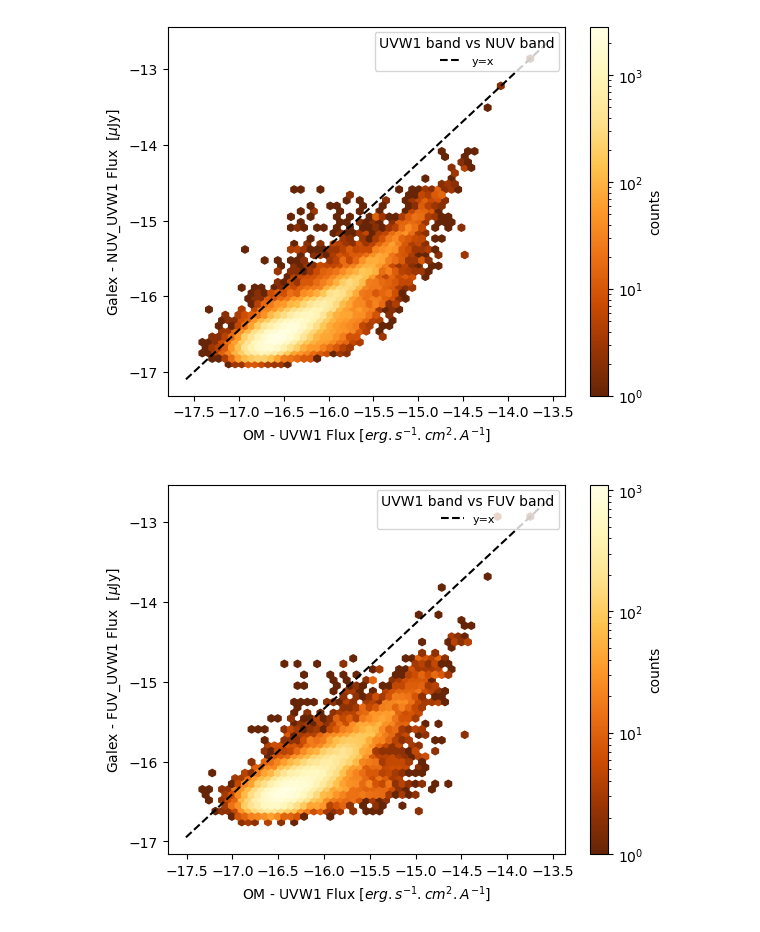
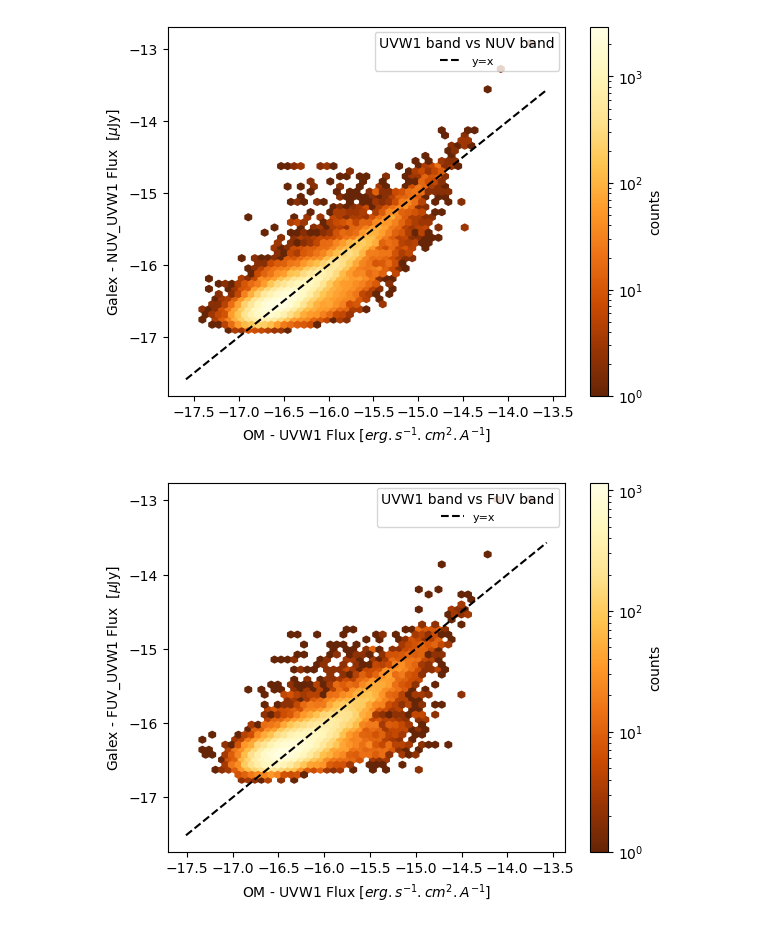
Before and after one commit to JulienValteau/TFM_TDE_Detection, a Jupyter notebook: UV_database_creation_pipeline/4b-generate_source&entries_galex.ipynb, the cells around one changed output. Drawn from its saved outputs; the diff is of its cells as text; code cells hidden in the pictures.

```diff
--- a/UV_database_creation_pipeline/4b-generate_source&entries_galex.ipynb
+++ b/UV_database_creation_pipeline/4b-generate_source&entries_galex.ipynb
@@ -112,5 +113,19 @@ df_radec.shape
 # %%
-df_entries = df[['SRCNUM','NUV_FLUX','NUV_FLUX_ERR','FUV_FLUX','FUV_FLUX_ERR','SRCNUM_OM']]
+df_entries = df[['SRCNUM','NUV_FLUX','NUV_FLUX_ERR','FUV_FLUX','FUV_FLUX_ERR','SRCNUM_OM','SRCNUM_CUV']]
+df_entries =df_entries.rename(columns={'SRCNUM': 'SRCNUM_GALEX'})
+df_entries_cor = df_entries[['SRCNUM_CUV','SRCNUM_GALEX','SRCNUM_OM']].copy()
+df_entries_cor['NUV_UVW2_FLUX'] = np.nan
+df_entries_cor['NUV_UVW2_FLUX_ERR'] = np.nan
+df_entries_cor['FUV_UVW2_FLUX'] = np.nan
+df_entries_cor['FUV_UVW2_FLUX_ERR'] = np.nan
+df_entries_cor['NUV_UVM2_FLUX'] = np.nan
+df_entries_cor['NUV_UVM2_FLUX_ERR'] = np.nan
+df_entries_cor['FUV_UVM2_FLUX'] = np.nan
+df_entries_cor['FUV_UVM2_FLUX_ERR'] = np.nan
+df_entries_cor['NUV_UVW1_FLUX'] = np.nan
+df_entries_cor['NUV_UVW1_FLUX_ERR'] = np.nan
+df_entries_cor['FUV_UVW1_FLUX'] = np.nan
+df_entries_cor['FUV_UVW1_FLUX_ERR'] = np.nan
 # %%
 dat_OM=pd.read_csv(roots_tfm + '/XMM-Newton/Entries_OM_galaxies.csv')
 # %%
@@ -131,9 +146,9 @@ for flux in ['UVW2','UVM2','UVW1']:
         flux_galex_err = flux_galex + '_FLUX_ERR'
 
          # Data frame Galex for this band
-        df_flux_galex = df_entries[['SRCNUM',flux_galex_name,flux_galex_err,'SRCNUM_OM']].dropna(subset=[flux_galex_name])
+        df_flux_galex = df_entries[[flux_galex_name,flux_galex_err,'SRCNUM_OM']].dropna(subset=[flux_galex_name])
         df_flux_galex = df_flux_galex[df_flux_galex['SRCNUM_OM'] != 0]
-        df_flux_galex=df_flux_galex.reset_index().rename(columns={'SRCNUM': 'SRCNUM_GALEX'})
+        df_flux_galex=df_flux_galex.reset_index()
 
         # Merge with UVOT results
         df_merge = df_flux_galex.merge(df_flux_om, left_on='SRCNUM_OM', right_on='SRCNUM')
@@ -164,10 +179,11 @@ for flux in ['UVW2','UVM2','UVW1']:
         contour = ax.contour(grid_x,grid_y,z,levels=[thresholds],colors='green',linewidths=2)
         ax.clabel(contour, inline=True, fontsize=8, fmt={thresholds: f"{99}%"})
 
-        df_entries.loc[:,flux_galex + '_' + flux + '_FLUX'] = 10**p(np.log10(df_entries.loc[:,flux_galex_name]))
+        df_entries_cor.loc[:,flux_galex + '_' + flux_name] = 10**p(np.log10(df_entries.loc[:,flux_galex_name]))
+        df_entries_cor.loc[:,flux_galex + '_' + flux_err] = 10**p(np.log10(df_entries.loc[:,flux_galex_err]))
 
         ax.set_xlabel("OM - " + flux + ' Flux [' + "$erg.s^{-1}.cm^{2}.A^{-1}]$")
         ax.set_ylabel("Galex - " + flux_galex + ' Flux  [' + "$\mu$" +"Jy]")
         ax.legend(loc='upper right',prop={'size': 8},title= flux + " band vs " + flux_galex + " band")
-        fig.savefig(roots_tfm + '/Calibration/OM_' + flux + '_vs_Galex_ ' + flux_galex + "_all_galaxies.png",dpi=1200)
+        fig.savefig(roots_tfm + '/Calibration/OM_' + flux + '_vs_Galex_ ' + flux_galex + "_galaxies.png",dpi=1200)
 # %% [output]
@@ -218,12 +217,12 @@ for flux in ['UVW2','UVM2','UVW1']:
     for flux_galex in ['NUV','FUV']:
 
         flux_galex_name = flux_galex + '_' + flux + '_FLUX'
-        flux_galex_err = flux_galex + '_FLUX_ERR'
+        flux_galex_err = flux_galex + '_' + flux_err
 
          # Data frame Galex for this band
-        df_flux_galex = df_entries[['SRCNUM',flux_galex_name,flux_galex_err,'SRCNUM_OM']].dropna(subset=[flux_galex_name])
+        df_flux_galex = df_entries_cor[[flux_galex_name,flux_galex_err,'SRCNUM_OM']].dropna(subset=[flux_galex_name])
         df_flux_galex = df_flux_galex[df_flux_galex['SRCNUM_OM'] != 0]
-        df_flux_galex=df_flux_galex.reset_index().rename(columns={'SRCNUM': 'SRCNUM_GALEX'})
+        df_flux_galex=df_flux_galex.reset_index()
 
         # Merge with UVOT results
         df_merge = df_flux_galex.merge(df_flux_om, left_on='SRCNUM_OM', right_on='SRCNUM')
@@ -235,9 +234,9 @@ for flux in ['UVW2','UVM2','UVW1']:
         hb =ax.hexbin(x,y,gridsize=50, bins='log', cmap='YlOrBr_r')
         cb = fig.colorbar(hb, ax=ax, label='counts')
         xmin, xmax= ax.get_xlim()
-        ymin, ymax= ax.get_ylim()
-        ax.plot([xmin, xmax],[ymin, ymax], color='black', linestyle='dashed', label="y=x")
+        ax.plot([xmin, xmax],[xmin, xmax], color='black', linestyle='dashed', label="y=x")
         ax.set_xlabel("OM - " + flux + ' Flux [' + "$erg.s^{-1}.cm^{2}.A^{-1}]$")
         ax.set_ylabel("Galex - " + flux_galex + '_' + flux + ' Flux  [' + "$\mu$" +"Jy]")
         ax.legend(loc='upper right',prop={'size': 8},title= flux + " band vs " + flux_galex + " band")
+        fig.savefig(roots_tfm + '/Calibration/OM_' + flux + '_vs_Galex_ ' + flux_galex + "_galaxies_post_calib.png",dpi=1200)
 # %% [output]
@@ -248,2 +247,2 @@ for flux in ['UVW2','UVM2','UVW1']:
-[figure, old version]
+[figure, new version]
-[figure, old version]
+[figure, new version]
```
Also changed, not shown: parts of 16 cells of this notebook, 4 other files.
